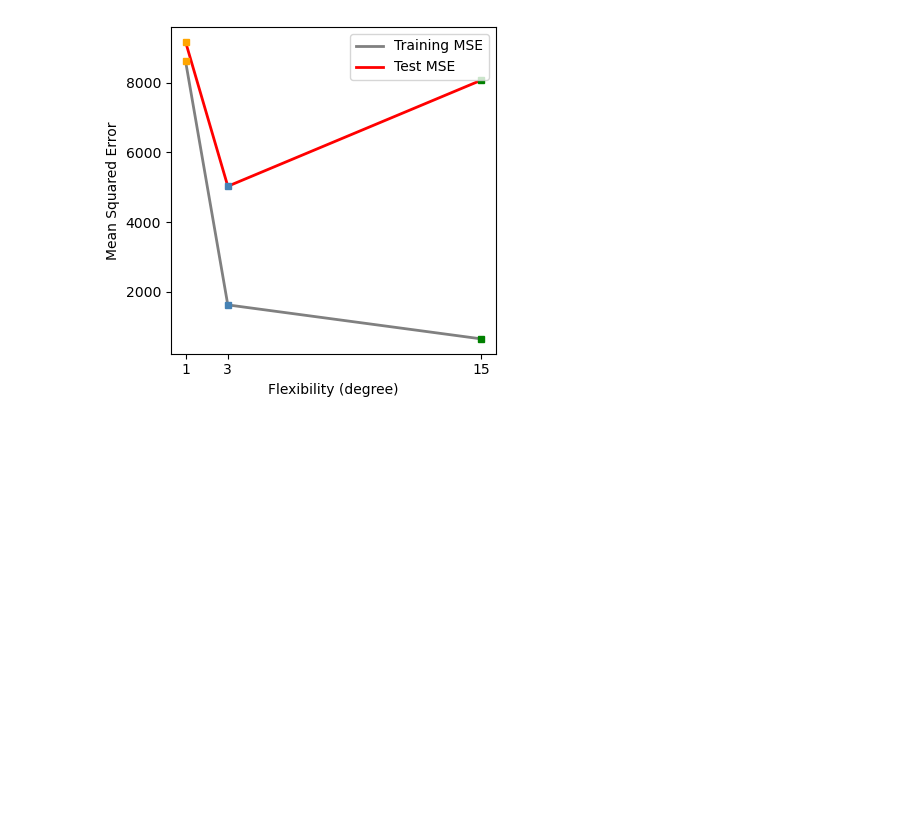
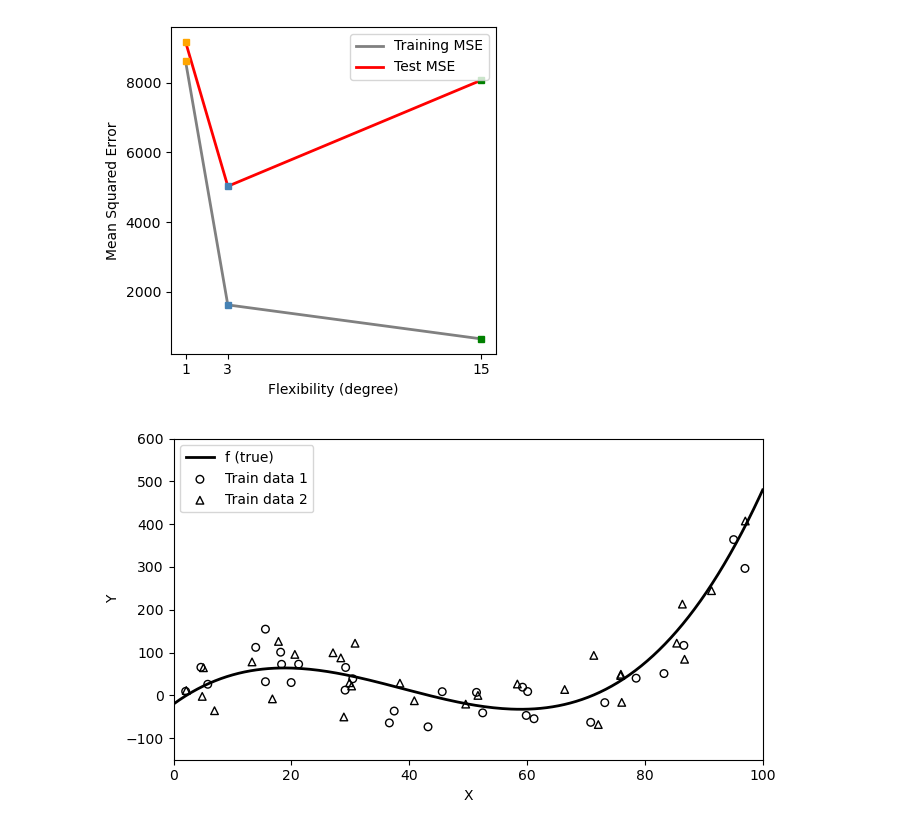
Before and after one commit to MEDS-eds-232/EDS-232-course-website, a Jupyter notebook: notes/2_2_assessing_model_accuracy/overfitting.ipynb, the cells around one changed output. Drawn from its saved outputs; the diff is of its cells as text; code cells hidden in the pictures; blank space fills up the shorter version.

```diff
--- a/notes/2_2_assessing_model_accuracy/overfitting.ipynb
+++ b/notes/2_2_assessing_model_accuracy/overfitting.ipynb
@@ -362,3 +151,27 @@ plt.show()
 plt.close()
 # %% [output]
 [figure]
+# %%
+np.random.seed(21)
+# Create another train set
+n=30
+x_obs_2 = np.random.uniform(0, 100, n)
+y_obs_2 = true_f(x_obs_2) + np.random.normal(0, 50, n)
+
+# Train and test data plot
+x = np.linspace(0, 100, 200)
+plt.figure(figsize=(fig_size_x, fig_size_y))
+plt.plot(x, true_f(x),  'k-',          linewidth=2, label='f (true)')
+plt.scatter(x_obs, y_obs, s=30, facecolors='none', edgecolors='black', zorder=5, label='Train data 1')
+plt.scatter(x_obs_2, y_obs_2, s=30, marker='^', facecolors='none', edgecolors='black', zorder=5, label='Train data 2')
+#plt.scatter(x_test, y_test, s=30, facecolors='none', edgecolors='red', zorder=5, label='Test data')
+plt.xlabel('X')
+plt.ylabel('Y')
+plt.xlim(0, 100)
+plt.ylim(-150, 600)
+plt.legend(loc='upper left')
+plt.tight_layout()
+plt.show()
+plt.close()
+# %% [output]
+[figure, added]
```
Also changed, not shown: parts of 8 cells of this notebook, 2 other files.
